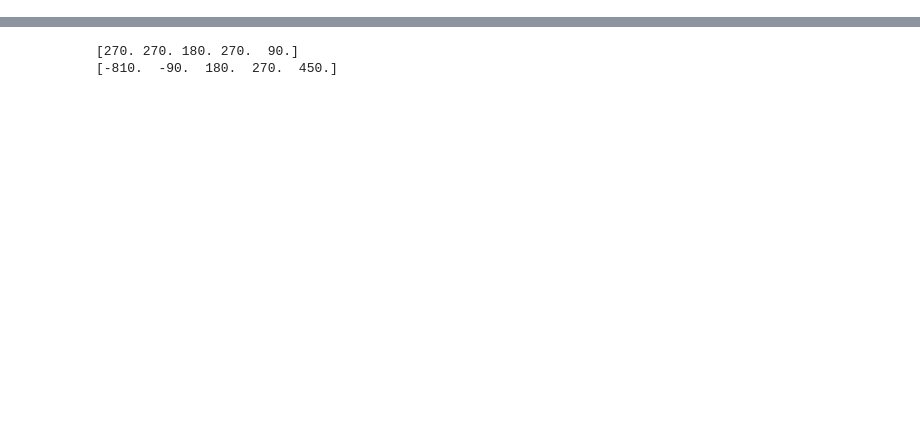
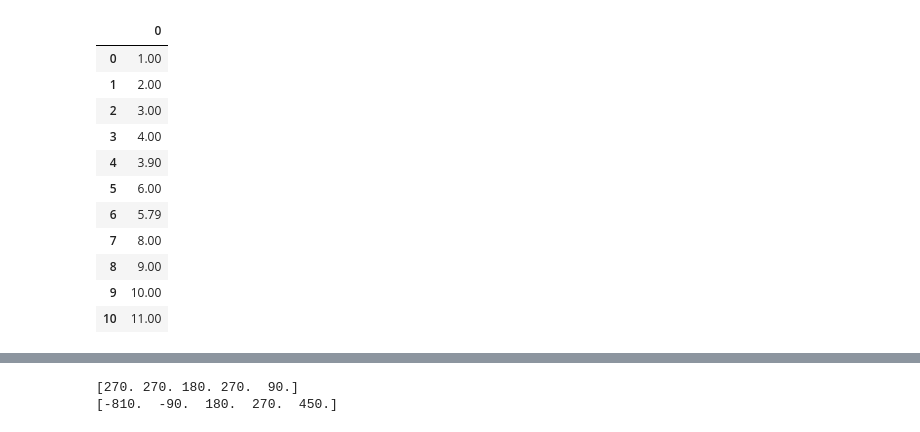
Before and after one commit to Paco-Danes/Thesis, a Jupyter notebook: Code/cleaningAndPlots.ipynb, the cells around one changed output, grey strips where cells are left out. Cells and saved outputs as stored; diff of their text form; code cells hidden in the pictures; blank space fills up the shorter version.

```diff
--- a/Code/cleaningAndPlots.ipynb
+++ b/Code/cleaningAndPlots.ipynb
@@ -4,6 +4,22 @@ import matplotlib.pyplot as plt
 import pandas as pd
 import seaborn as sns
 import my_utils
+# %%
+df = pd.DataFrame([1,2,3,4,132,6,700,8,9,10,11])
+my_utils.hampel_filtering(df,window_size=5)
+# %% [output]
+|  | 0 |
+| 0 | 1.00 |
+| 1 | 2.00 |
+| 2 | 3.00 |
+| 3 | 4.00 |
+| 4 | 3.90 |
+| 5 | 6.00 |
+| 6 | 5.79 |
+| 7 | 8.00 |
+| 8 | 9.00 |
+| 9 | 10.00 |
+| 10 | 11.00 |
 # %%
 def extract_amp_phase(path, names = ('amp_no_name.csv', 'phase_no_name.csv')):
     '''Returns and save 2 different datasets,
```
Also changed, not shown: parts of 11 cells of this notebook, 12 other files.
